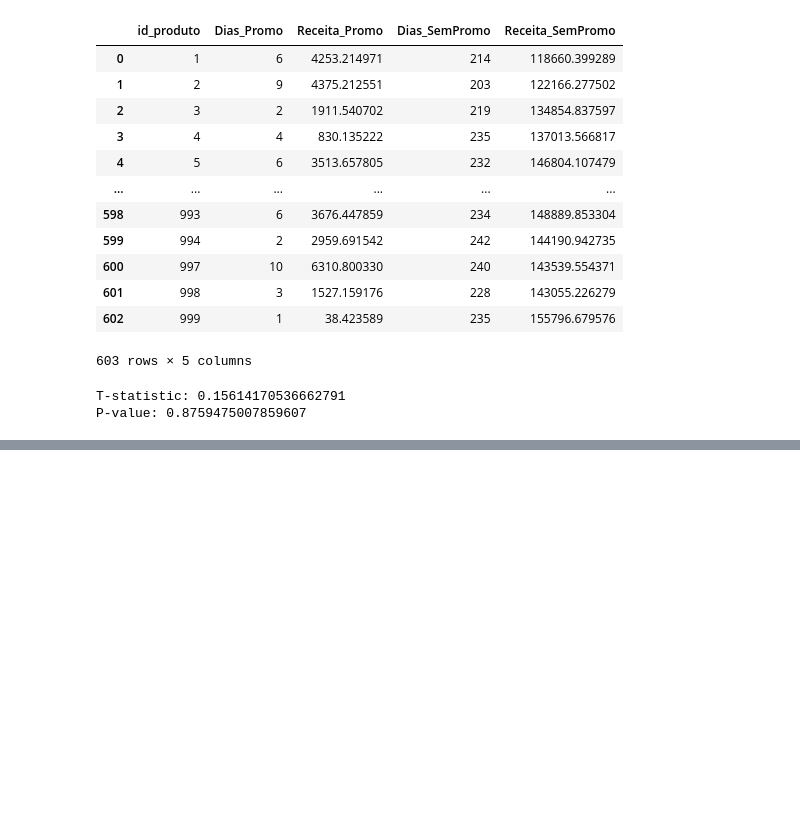
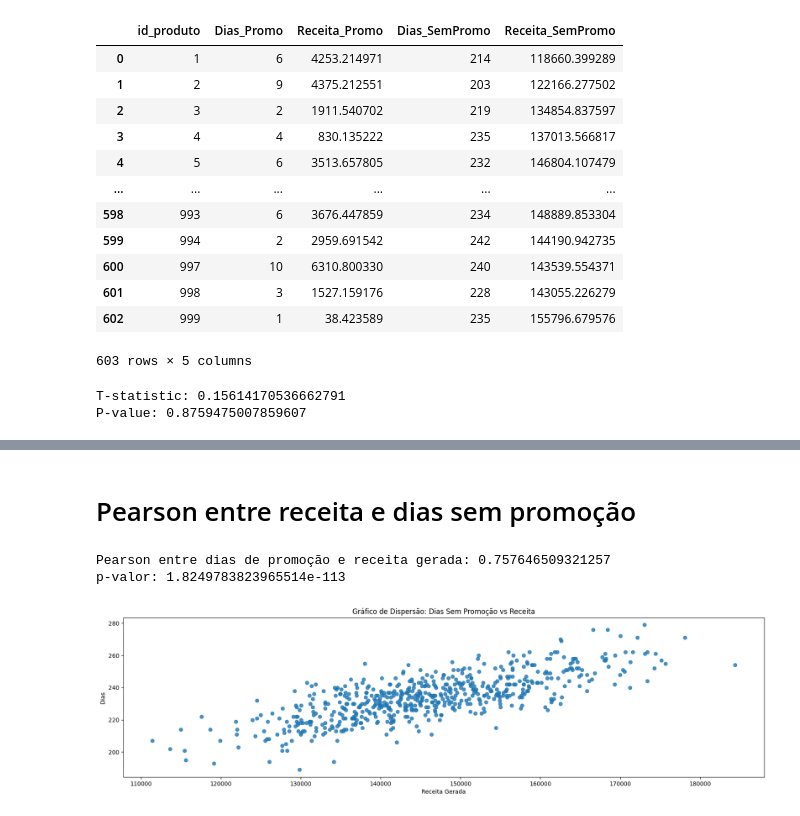
Before and after one commit to JuanVargas2004/Varejo-Consuelo, a Jupyter notebook: Relacoes/DiferençaPromoçõesReceita/DiasPromoReceita.ipynb, the cells around one changed output, grey strips where cells are left out. Saved outputs shown, nothing was run; the diff lists cells and outputs as text; code cells hidden in the pictures; blank space fills up the shorter version.

```diff
--- a/Relacoes/DiferençaPromoçõesReceita/DiasPromoReceita.ipynb
+++ b/Relacoes/DiferençaPromoçõesReceita/DiasPromoReceita.ipynb
@@ -63,0 +121,21 @@ Erro padrão da receita média sem promoção: 1.370227831936298
+# %% [markdown]
+# Pearson entre receita e dias sem promoção
+# %%
+dias = df["Dias_SemPromo"]
+receita = df["Receita_SemPromo"]
+
+pearson, p_valor = stats.pearsonr(dias, receita)
+print(f"Pearson entre dias de promoção e receita gerada: {pearson}\np-valor: {p_valor}\n\n")
+
+plt.figure(figsize=(20,5))
+plt.scatter(receita, dias, alpha=0.8)
+
+plt.title("Gráfico de Dispersão: Dias Sem Promoção vs Receita")
+plt.xlabel("Receita Gerada")
+plt.ylabel("Dias")
+
+plt.show()
+# %% [output]
+Pearson entre dias de promoção e receita gerada: 0.757646509321257
+p-valor: 1.8249783823965514e-113
+[figure, added]
```
Also changed, not shown: parts of 10 cells of this notebook.
